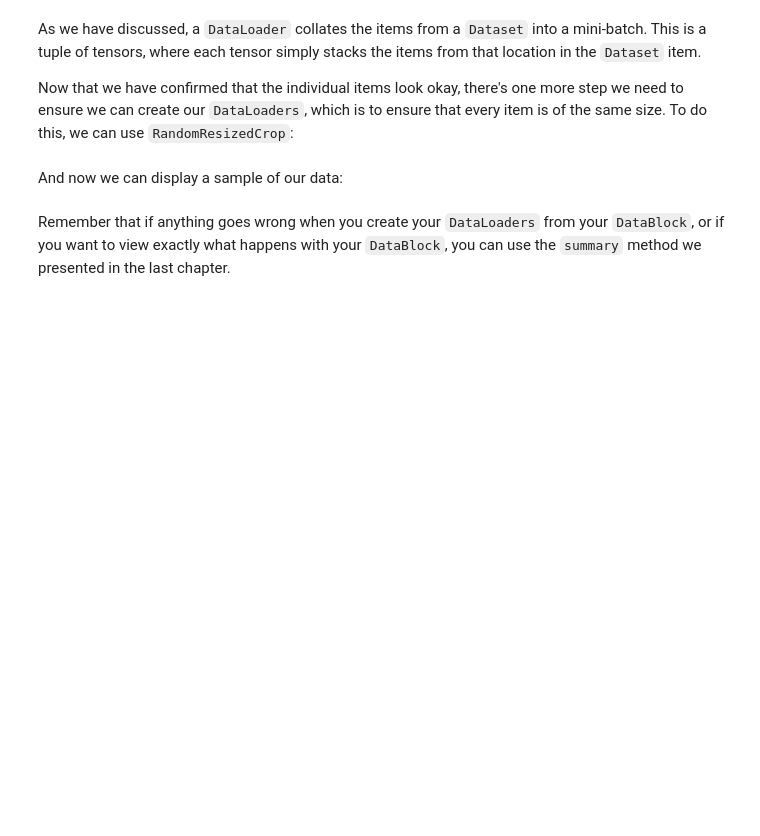
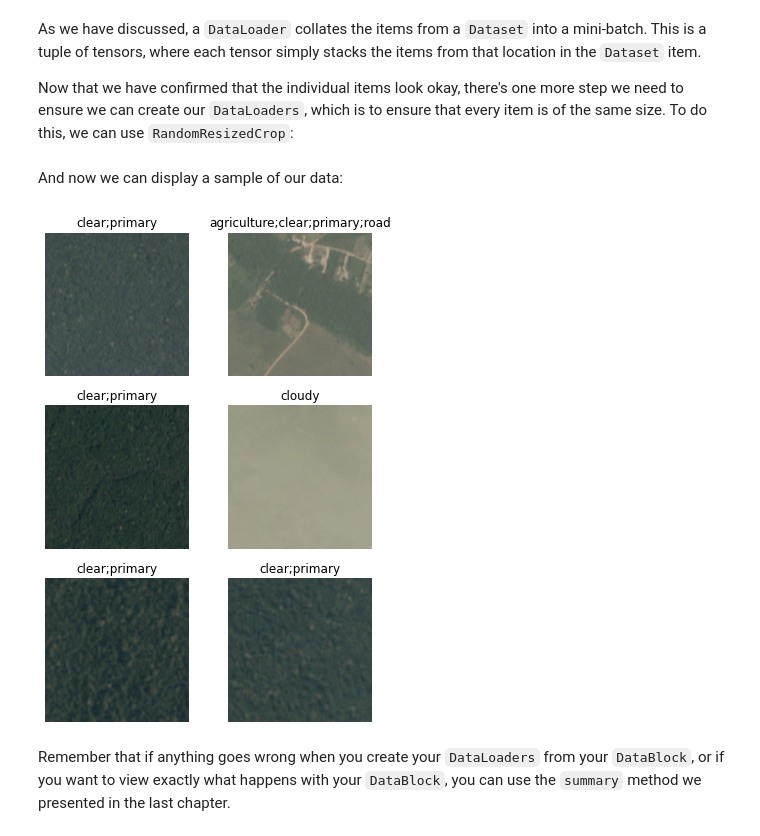
Before and after one commit to afortuny/DeepLearningFastAI, a Jupyter notebook: 06_multicat.ipynb, the cells around one changed output. Cells and saved outputs as stored; diff of their text form; code cells hidden in the pictures; blank space fills up the shorter version.

```diff
--- a/06_multicat.ipynb
+++ b/06_multicat.ipynb
@@ -137,23 +140,17 @@ As we have discussed, a `DataLoader` collates the items from a `Dataset` into a
 Now that we have confirmed that the individual items look okay, there's one more step we need to ensure we can create our `DataLoaders`, which is to ensure that every item is of the same size. To do this, we can use `RandomResizedCrop`:
 # %%
 dblock = DataBlock(blocks=(ImageBlock, MultiCategoryBlock),
-                   splitter=splitter,
-                   get_x=get_x,
-                   get_y=get_y,
-                   item_tfms = RandomResizedCrop(128, min_scale=0.35))
+                   get_x=ColReader(0, pref=path/"train-jpg"),
+                   get_y=ColReader(1, label_delim=' '),
+                   splitter=RandomSplitter(valid_pct=0.1, seed=42),
+                   item_tfms=RandomResizedCrop(224, min_scale=0.35))
 dls = dblock.dataloaders(df)
-# %%
-
-dblock = DataBlock(blocks=(ImageBlock, MultiCategoryBlock),
-                   get_x=ColReader(0, pref=path/"train-jpg"),
-                   get_y=ColReader(1, label_delim=' '),
-                   splitter=RandomSplitter(valid_pct=0.1, seed=42)
-                   item_tfms=RandomResizedCrop(128, min_scale=0.35),)
-dls = dblock.dataloaders(df)
 # %% [markdown]
 And now we can display a sample of our data:
 # %%
-dls.show_batch(nrows=1, ncols=3)
+dls.show_batch(nrows=3, ncols=2)
+# %% [output]
+[figure, added]
 # %% [markdown]
 Remember that if anything goes wrong when you create your `DataLoaders` from your `DataBlock`, or if you want to view exactly what happens with your `DataBlock`, you can use the `summary` method we presented in the last chapter.
 # %% [markdown]
```
Also changed, not shown: parts of 3 cells of this notebook.
